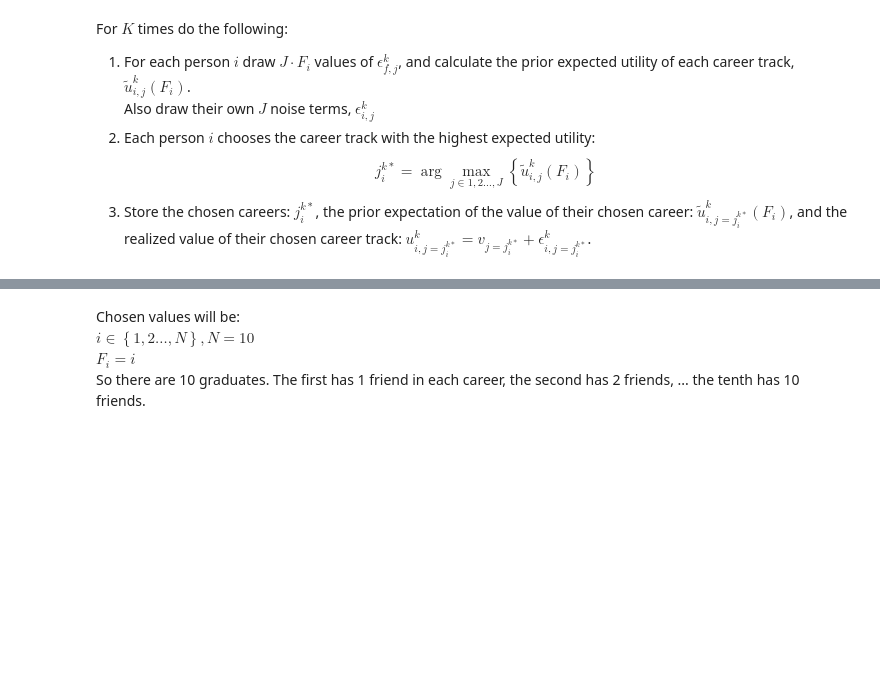
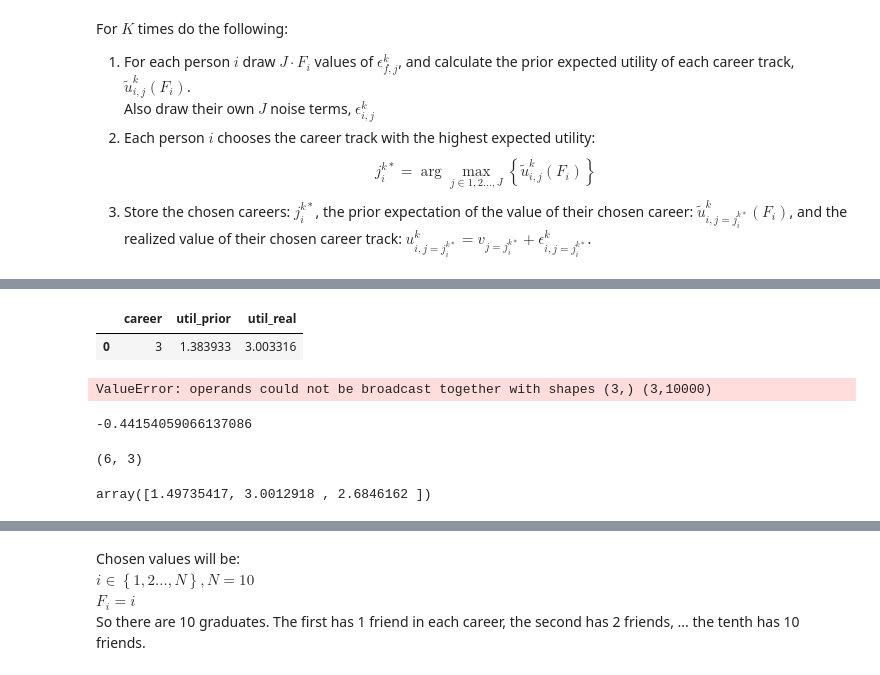
Before and after one commit to NumEconCopenhagen/projects-2024-jbh, a Jupyter notebook: examproject/exam_2024.ipynb, the cells around one changed output, grey strips where cells are left out. Drawn from its saved outputs; the diff is of its cells as text; code cells hidden in the pictures; blank space fills up the shorter version.

```diff
--- a/examproject/exam_2024.ipynb
+++ b/examproject/exam_2024.ipynb
@@ -371,0 +379,45 @@ tab4
+# %%
+res = []
+
+i=5
+
+eps_fjk = np.random.normal(0, sigma, size = J * F[i] * K).reshape(F[i], J, K)
+# u_bar_ijk = 1/F[i] * (v + eps_fjk.sum(axis=0))
+# career_choice = u_bar_ijk.argmax(axis=0)
+# util_prior = u_bar_ijk[career_choice]
+# eps_ijk = np.random.normal(0, sigma, size=J * K).reshape(J, K)
+# util_real = v[career_choice] + eps_ijk[career_choice, :].mean()
+
+# res.append({
+#     'career': career_choice+1,
+#     'util_prior': util_prior,
+#     'util_real': util_real
+# })
+
+# tab4 = pd.DataFrame(res)
+# tab4
+# %% [output]
+|  | career | util_prior | util_real |
+| 0 | 3 | 1.383933 | 3.003316 |
+# %%
+res = []
+
+i=5
+
+eps_fjk = np.random.normal(0, sigma, size = J * F[i] * K).reshape(F[i], J, K)
+u_bar_ijk = 1/F[i] * (v + eps_fjk.sum(axis=0))
+career_choice = u_bar_ijk.argmax(axis=0)
+util_prior = u_bar_ijk[career_choice]
+eps_ijk = np.random.normal(0, sigma, size=J * K).reshape(J, K)
+util_real = v[career_choice] + eps_ijk[career_choice, :].mean()
+
+res.append({
+    'career': career_choice+1,
+    'util_prior': util_prior,
+    'util_real': util_real
+})
+
+tab4 = pd.DataFrame(res)
+tab4
+# %% [output]
+ValueError: operands could not be broadcast together with shapes (3,) (3,10000)
@@ -371,0 +426,12 @@ tab4
+# %%
+u_bar_ijk[1]
+# %% [output]
+-0.44154059066137086
+# %%
+u_bar_ijk.shape
+# %% [output]
+(6, 3)
+# %%
+u_bar_ijk.sum(axis=0)
+# %% [output]
+array([1.49735417, 3.0012918 , 2.6846162 ])
```
Also changed, not shown: parts of 10 cells of this notebook.
